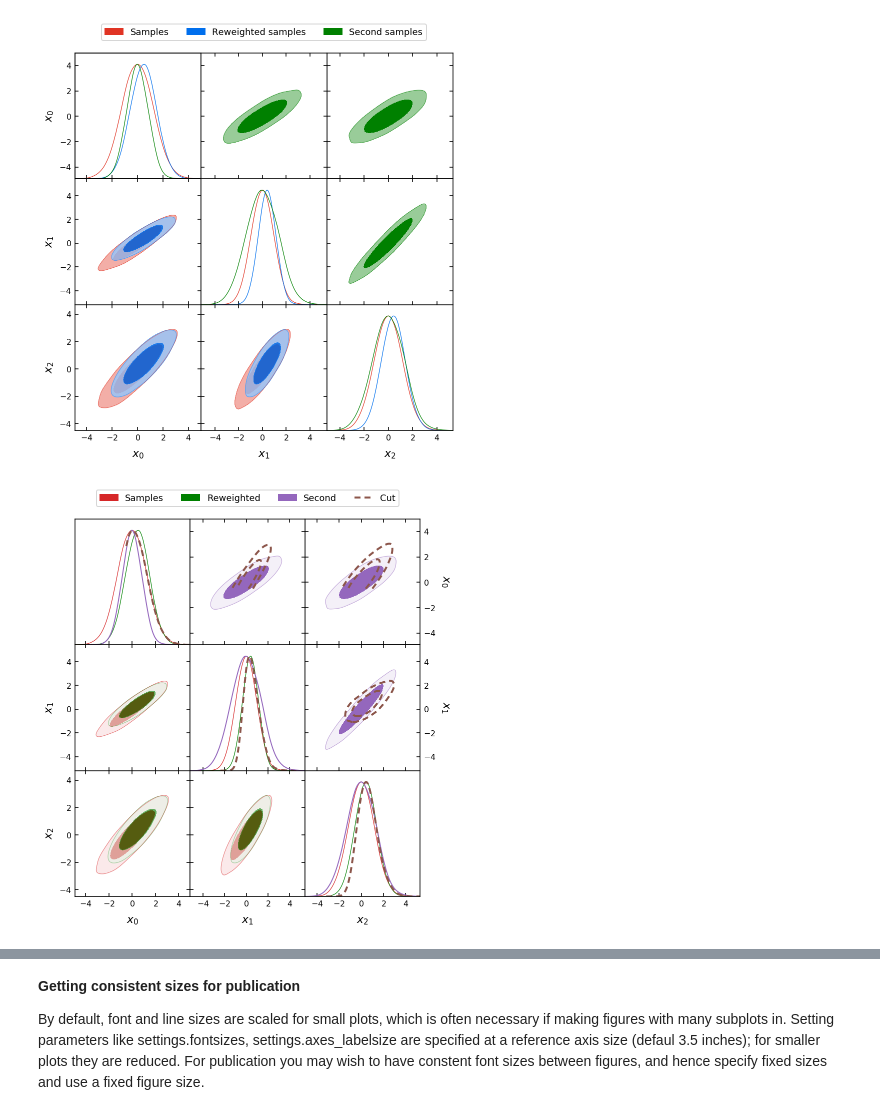
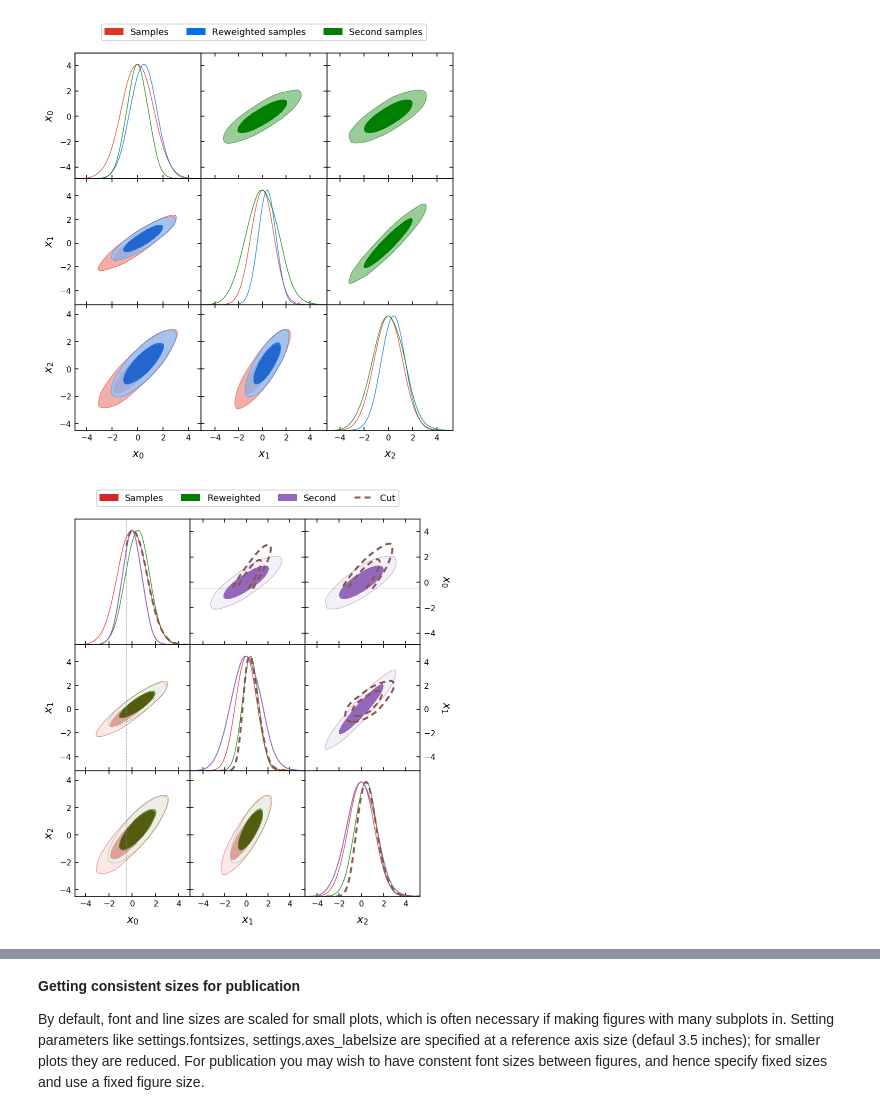
Before and after one commit to xgarrido/getdist, a Jupyter notebook: docs/plot_gallery.ipynb, the cells around one changed output, grey strips where cells are left out. Saved outputs shown, nothing was run; the diff lists cells and outputs as text; code cells hidden in the pictures.

```diff
--- a/docs/plot_gallery.ipynb
+++ b/docs/plot_gallery.ipynb
@@ -421,19 +426,19 @@ g.triangle_plot([samples,new_samples], ['x0', 'x1', 'x2'], filled=True,
 # %%
 # Variants
 g = plots.get_subplot_plotter()
 from matplotlib import cm
-upper_kwargs = {'contour_colors': cm.tab10.colors[4:], 'contour_ls': ['-', '--'], 'filled': [True, False],
-                'show_1d': [True, True], 'contour_lws':[1,2]}
+upper_kwargs = {'contour_colors': cm.tab10.colors[4:], 'contour_ls': ['-', '--'],
+                'filled': [True, False], 'show_1d': [True, True], 'contour_lws':[1,2]}
 g.settings.solid_contour_palefactor = 0.9
 g.settings.alpha_filled_add = 0.6
 g.triangle_plot([samples,new_samples], ['x0', 'x1', 'x2'], filled=True,
-                contour_colors=['C3','green'],
+                contour_colors=['C3','green'], markers={'x0':-0.5},
                 upper_roots = [samples2, cut_samples],
                 upper_kwargs = upper_kwargs,
                 upper_label_right=True,
                 legend_labels=['Samples','Reweighted','Second', 'Cut']);
 # %% [output]
-[figure, old version]
+[figure, new version]
 # %%
 # Sets of 3D plots
 g = plots.get_subplot_plotter(width_inch=8)
```
Also changed, not shown: parts of 16 cells of this notebook, 8 other files.
